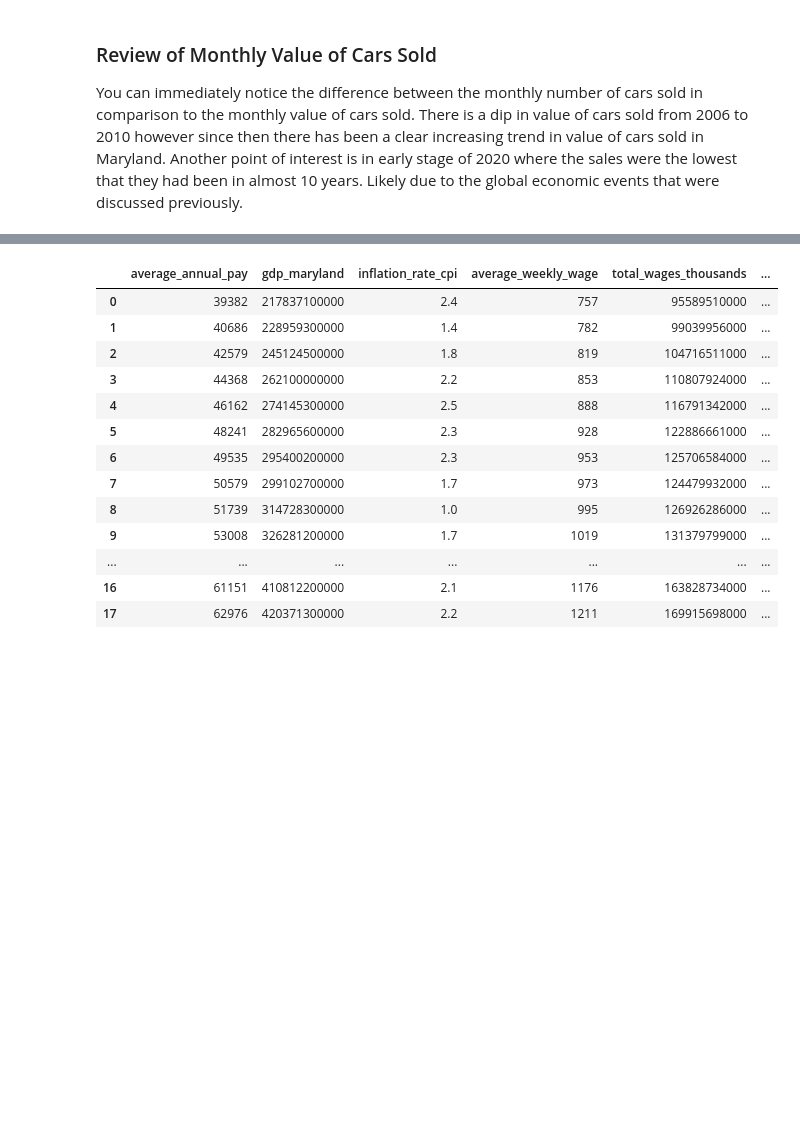
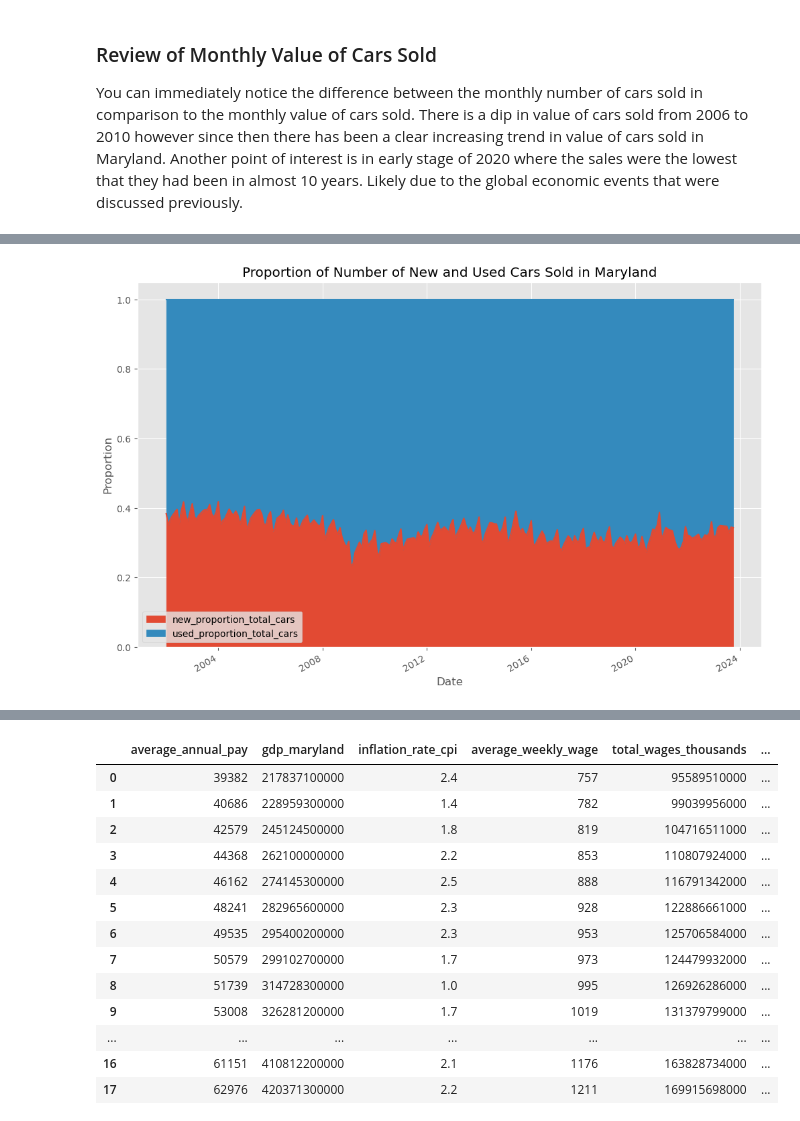
Before and after one commit to bennicholson2/Maryland-Car-Sales-Data, a Jupyter notebook: sales_project_chapters/sales_project_chapter_1.ipynb, the cells around one changed output, grey strips where cells are left out. Saved outputs shown, nothing was run; the diff lists cells and outputs as text; code cells hidden in the pictures; blank space fills up the shorter version.

```diff
--- a/sales_project_chapters/sales_project_chapter_1.ipynb
+++ b/sales_project_chapters/sales_project_chapter_1.ipynb
@@ -107,0 +139,9 @@ continue to look at the general trends, seasonality is going to look at the seas
+# %%
+#Create the new columns that contain the proportion of new & used cars for total number of cars sold
+#Create the new columns that contain the proportion of new & used value of total number of cars sold
+monthly_data['new_proportion_total_cars'] = monthly_data['new_cars_sold'] / monthly_data['total_cars_sold']
+monthly_data['used_proportion_total_cars'] = monthly_data['used_cars_sold'] / monthly_data['total_cars_sold']
+monthly_data['new_proportion_value_total_cars'] = monthly_data['values_new_cars_sold'] / monthly_data['total_value_cars_sold']
+monthly_data['used_proportion_value_total_cars'] = monthly_data['value_used_cars_sold'] / monthly_data['total_value_cars_sold']
+
+monthly_data
@@ -107,0 +163,9 @@ continue to look at the general trends, seasonality is going to look at the seas
+# %%
+#Create a stacked plot of the used vs new total cars sold proportion
+monthly_data[['new_proportion_total_cars', 'used_proportion_total_cars']].plot(kind='area', stacked=True)
+plt.title('Proportion of Number of New and Used Cars Sold in Maryland')
+plt.xlabel('Date')
+plt.ylabel('Proportion')
+plt.show()
+# %% [output]
+[figure, added]
```
Also changed, not shown: parts of 10 cells of this notebook, 1 other file.
